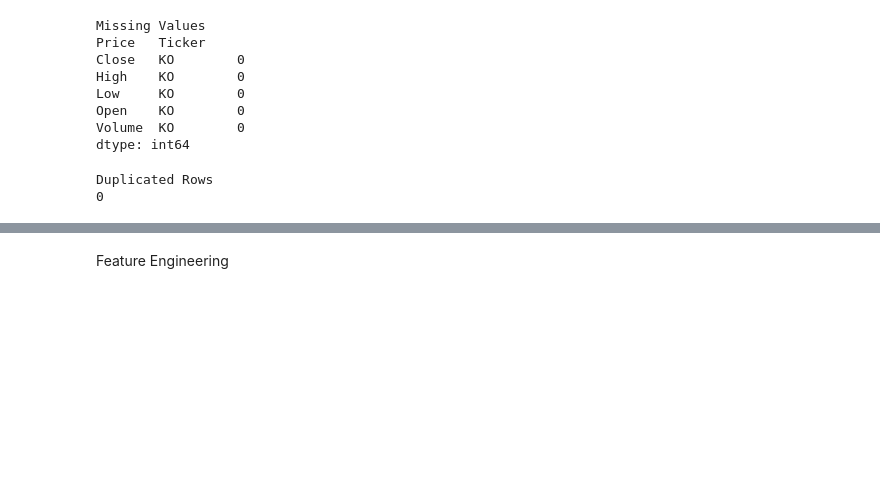
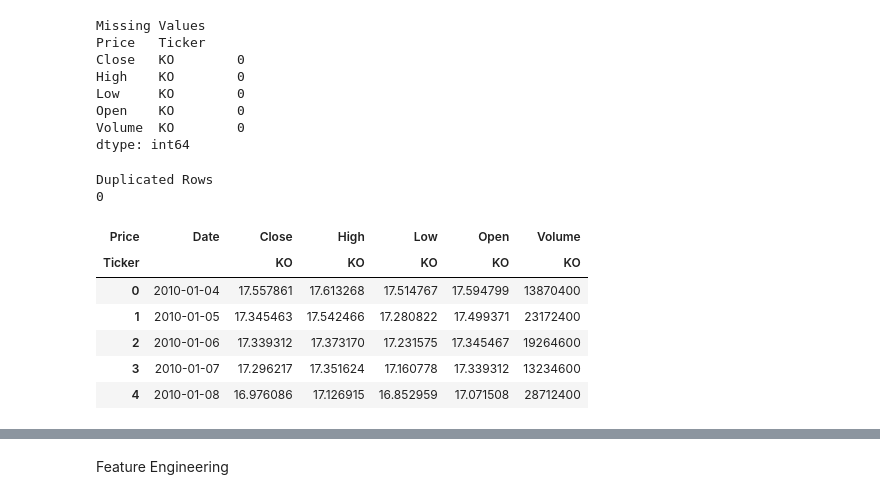
Before and after one commit to charlesakinnurun/coca-cola-stock, a Jupyter notebook: model.ipynb, the cells around one changed output, grey strips where cells are left out. Saved outputs shown, nothing was run; the diff lists cells and outputs as text; code cells hidden in the pictures; blank space fills up the shorter version.

```diff
--- a/model.ipynb
+++ b/model.ipynb
@@ -100,0 +103,10 @@ Duplicated Rows
+# %%
+df.head()
+# %% [output]
+| Price | Date | Close | High | Low | Open | Volume |
+| Ticker |  | KO | KO | KO | KO | KO |
+| 0 | 2010-01-04 | 17.557861 | 17.613268 | 17.514767 | 17.594799 | 13870400 |
+| 1 | 2010-01-05 | 17.345463 | 17.542466 | 17.280822 | 17.499371 | 23172400 |
+| 2 | 2010-01-06 | 17.339312 | 17.373170 | 17.231575 | 17.345467 | 19264600 |
+| 3 | 2010-01-07 | 17.296217 | 17.351624 | 17.160778 | 17.339312 | 13234600 |
+| 4 | 2010-01-08 | 16.976086 | 17.126915 | 16.852959 | 17.071508 | 28712400 |
```
Also changed, not shown: parts of 6 cells of this notebook, 1 other file.
